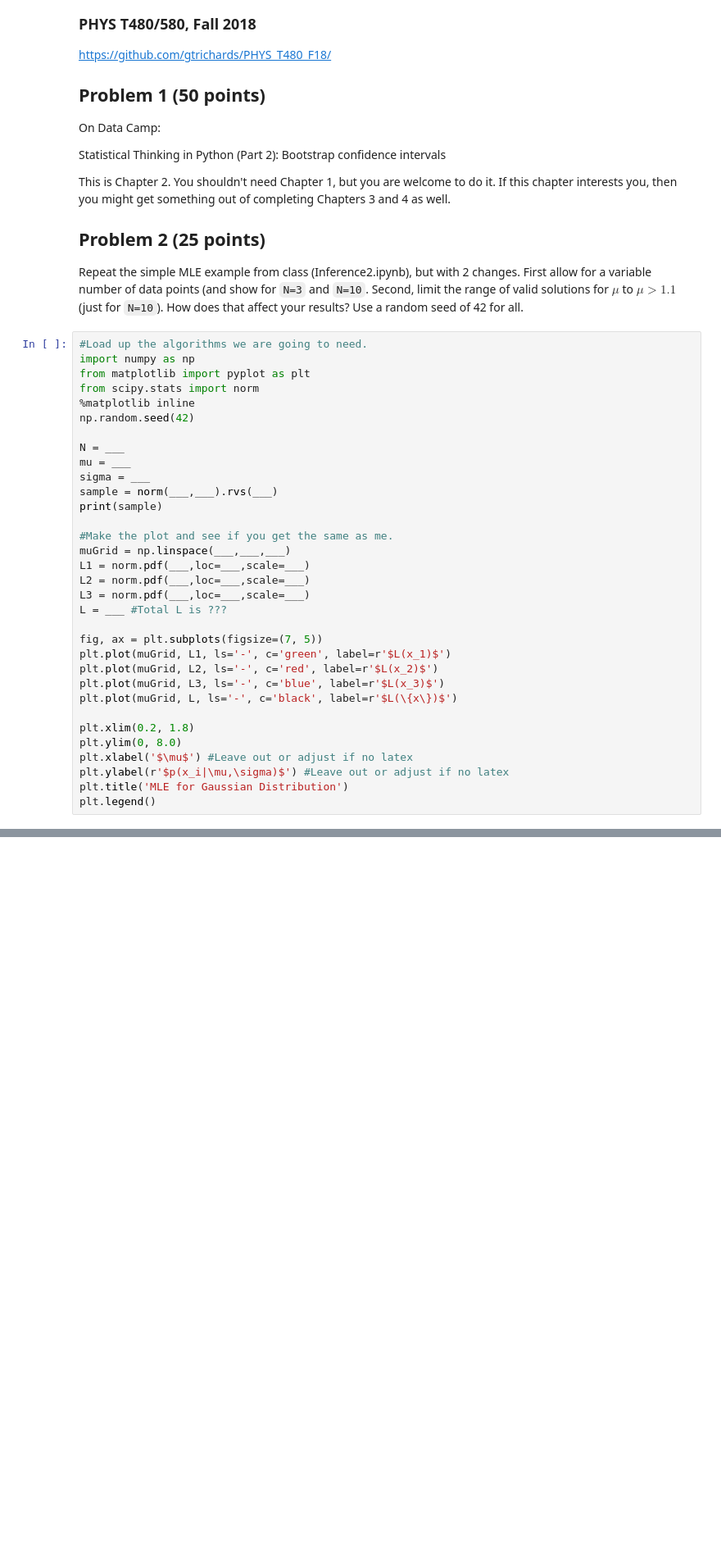
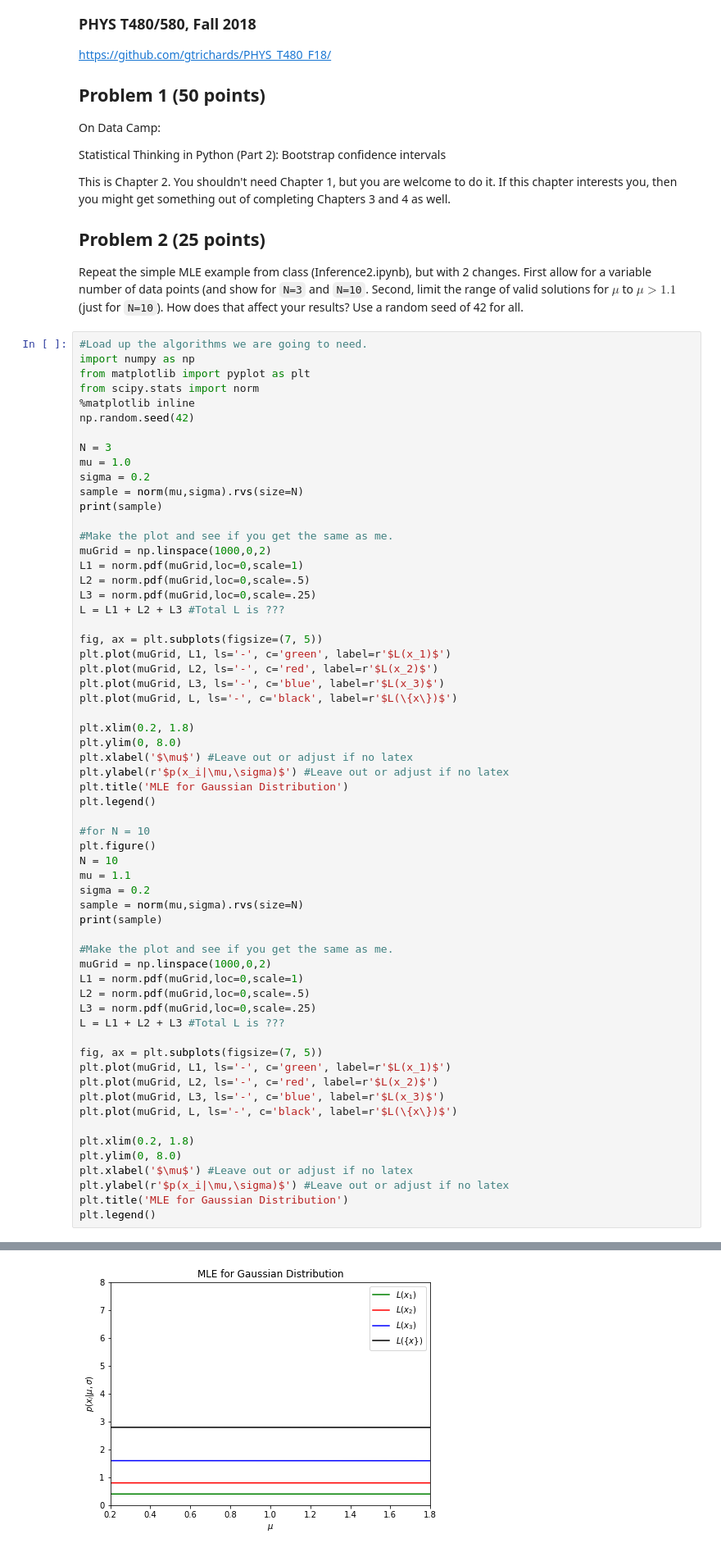
Before and after one commit to PHYST480/homeworks-nanoza, a Jupyter notebook: PHYST480-F18-HW2-DianaSolano-Oropeza.ipynb, the cells around one changed output, grey strips where cells are left out. Shown at 82% size. Cells and saved outputs as stored; diff of their text form; blank space fills up the shorter version.

```diff
--- a/PHYST480-F18-HW2-DianaSolano-Oropeza.ipynb
+++ b/PHYST480-F18-HW2-DianaSolano-Oropeza.ipynb
@@ -23,18 +23,18 @@ from scipy.stats import norm
 %matplotlib inline
 np.random.seed(42)
 
-N = ___
-mu = ___
-sigma = ___
-sample = norm(___,___).rvs(___)
+N = 3
+mu = 1.0
+sigma = 0.2
+sample = norm(mu,sigma).rvs(size=N)
 print(sample)
 
 #Make the plot and see if you get the same as me.
-muGrid = np.linspace(___,___,___)
-L1 = norm.pdf(___,loc=___,scale=___)
-L2 = norm.pdf(___,loc=___,scale=___)
-L3 = norm.pdf(___,loc=___,scale=___)
-L = ___ #Total L is ???
+muGrid = np.linspace(1000,0,2)
+L1 = norm.pdf(muGrid,loc=0,scale=1)
+L2 = norm.pdf(muGrid,loc=0,scale=.5)
+L3 = norm.pdf(muGrid,loc=0,scale=.25)
+L = L1 + L2 + L3 #Total L is ???
 
 fig, ax = plt.subplots(figsize=(7, 5))
 plt.plot(muGrid, L1, ls='-', c='green', label=r'$L(x_1)$')
@@ -48,3 +48,32 @@ plt.xlabel('$\mu$') #Leave out or adjust if no latex
 plt.ylabel(r'$p(x_i|\mu,\sigma)$') #Leave out or adjust if no latex
 plt.title('MLE for Gaussian Distribution')
 plt.legend()
+
+#for N = 10
+plt.figure()
+N = 10
+mu = 1.1
+sigma = 0.2
+sample = norm(mu,sigma).rvs(size=N)
+print(sample)
+
+#Make the plot and see if you get the same as me.
+muGrid = np.linspace(1000,0,2)
+L1 = norm.pdf(muGrid,loc=0,scale=1)
+L2 = norm.pdf(muGrid,loc=0,scale=.5)
+L3 = norm.pdf(muGrid,loc=0,scale=.25)
+L = L1 + L2 + L3 #Total L is ???
+
+fig, ax = plt.subplots(figsize=(7, 5))
+plt.plot(muGrid, L1, ls='-', c='green', label=r'$L(x_1)$')
+plt.plot(muGrid, L2, ls='-', c='red', label=r'$L(x_2)$')
+plt.plot(muGrid, L3, ls='-', c='blue', label=r'$L(x_3)$')
+plt.plot(muGrid, L, ls='-', c='black', label=r'$L(\{x\})$')
+
+plt.xlim(0.2, 1.8)
+plt.ylim(0, 8.0)
+plt.xlabel('$\mu$') #Leave out or adjust if no latex
+plt.ylabel(r'$p(x_i|\mu,\sigma)$') #Leave out or adjust if no latex
+plt.title('MLE for Gaussian Distribution')
+plt.legend()
+# %% [output]
@@ -50,0 +84 @@ plt.legend()
+[figure, added]
```
Also changed, not shown: parts of 2 cells of this notebook.
